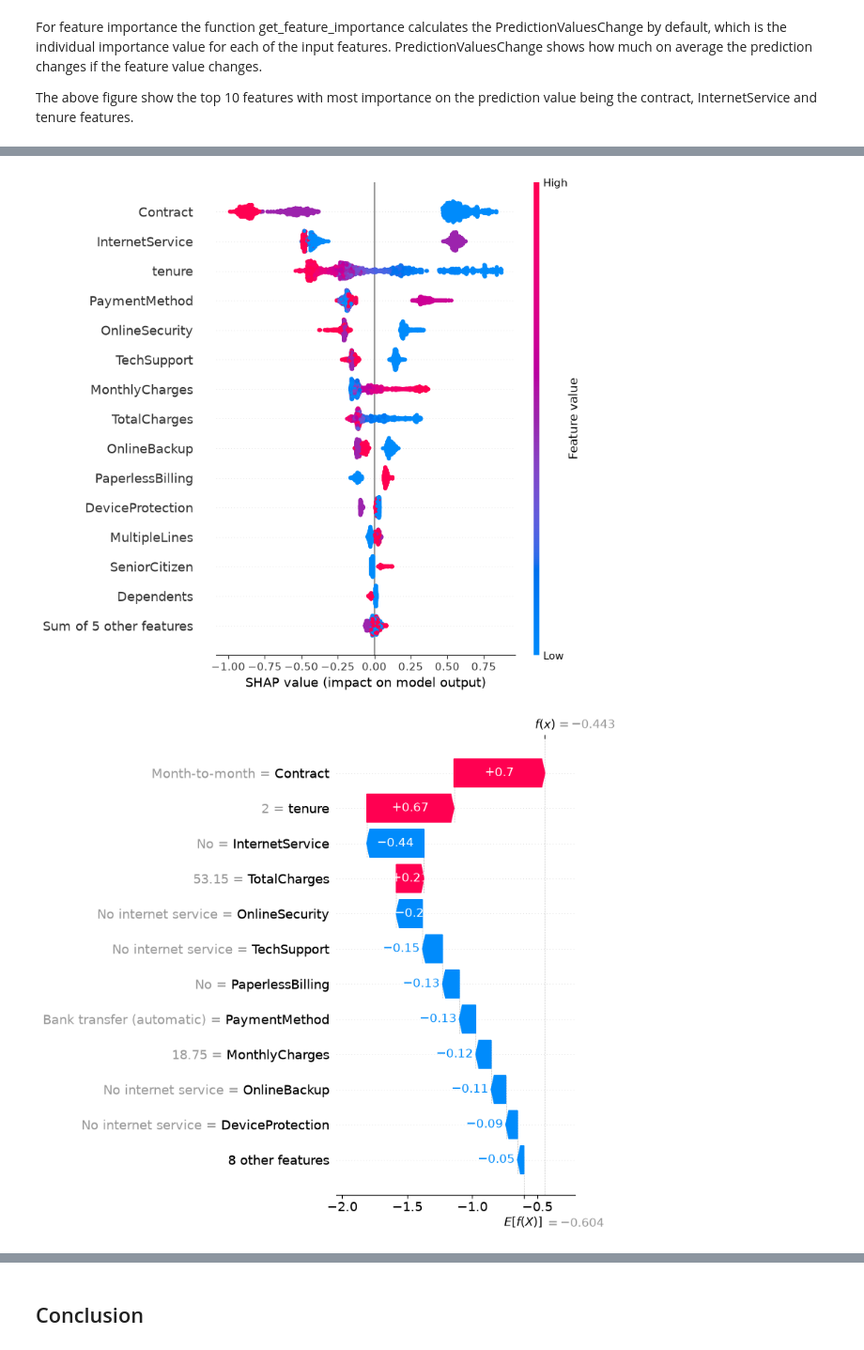
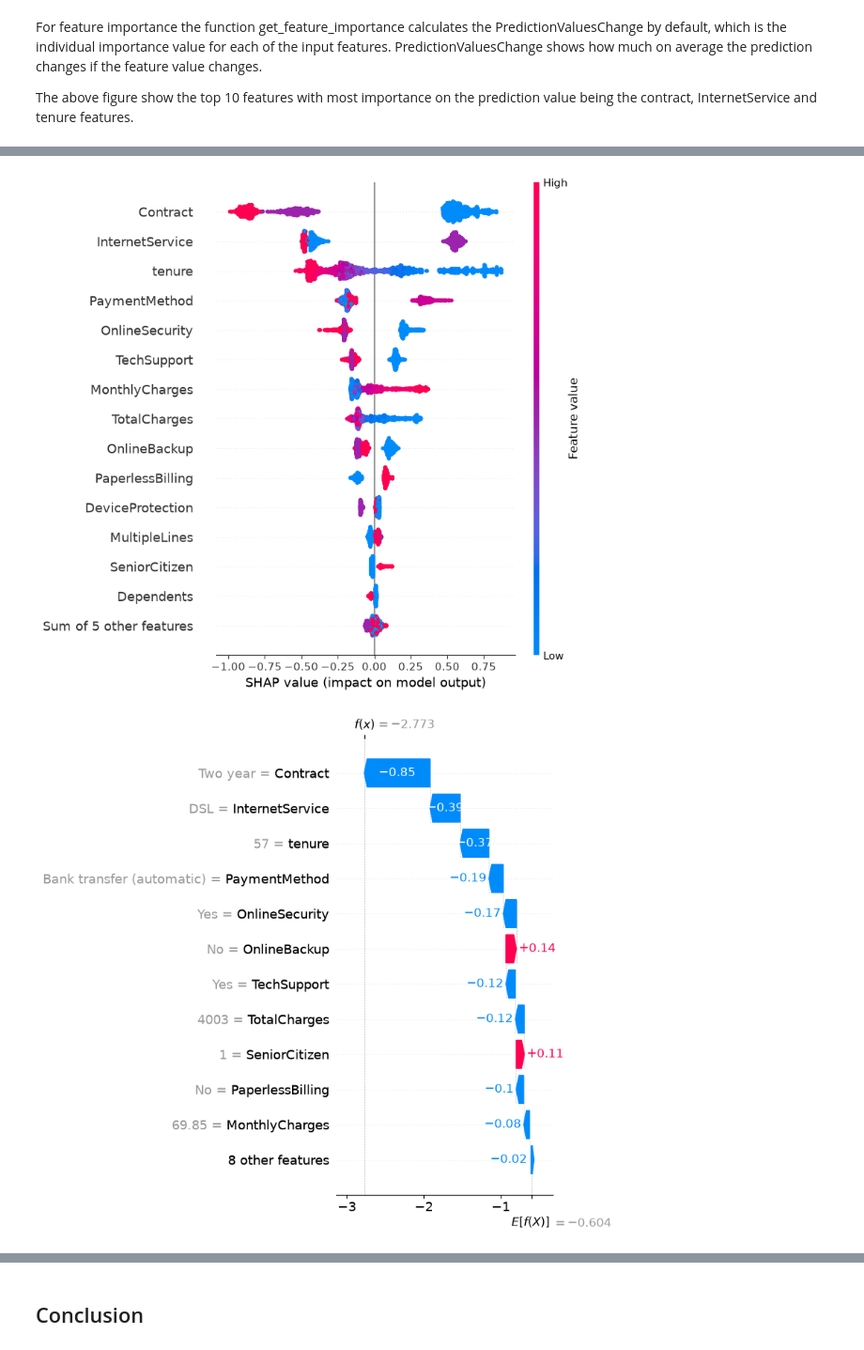
Before and after one commit to andrsma/Telco-Churn, a Jupyter notebook: notebooks/AI_Project_Beginner_Level.ipynb, the cells around one changed output, grey strips where cells are left out. Shown at 94% size. Drawn from its saved outputs; the diff is of its cells as text; code cells hidden in the pictures.

```diff
--- a/notebooks/AI_Project_Beginner_Level.ipynb
+++ b/notebooks/AI_Project_Beginner_Level.ipynb
@@ -912,7 +901,6 @@ exp_num = shap.Explanation(
     data=X_numeric.values, feature_names=list(X_test.columns),
 )
 
-# ------------------------------------------------------------ 2. Global importance
 # Average absolute SHAP value per feature.
 shap.plots.bar(exp_raw, max_display=15, show=False)
 plt.title("Mean |SHAP value| (global importance)")
@@ -920,22 +908,15 @@ plt.tight_layout()
 plt.savefig("shap_bar.png", dpi=150)
 plt.show()
 
-# ------------------------------------------------------------ 3. Beeswarm
 # One dot per customer per feature; colour = feature value (low to high).
 shap.plots.beeswarm(exp_num, max_display=15, show=False)
 plt.tight_layout()
 plt.show()
 
-# ------------------------------------------------------------ 4. One customer
+
 # Why did the model give THIS customer its churn score?
-i = 0
+i = 1
 shap.plots.waterfall(exp_raw[i], max_display=12, show=False)
 plt.tight_layout()
 plt.show()
-
-# ------------------------------------------------------------ 5. One feature
-# How the value of a feature changes its effect (change the column name as needed).
-shap.plots.scatter(exp_num[:, "tenure"], color=exp_num, show=False)
-plt.tight_layout()
-plt.show()
 # %% [output]
@@ -951,3 +923,3 @@ task: <Task pending name='Task-1546' coro=<Kernel.shell_main() running at /Users
 [figure]
 [figure]
-[figure, old version]
+[figure, new version]
```
Also changed, not shown: parts of 9 cells of this notebook.
